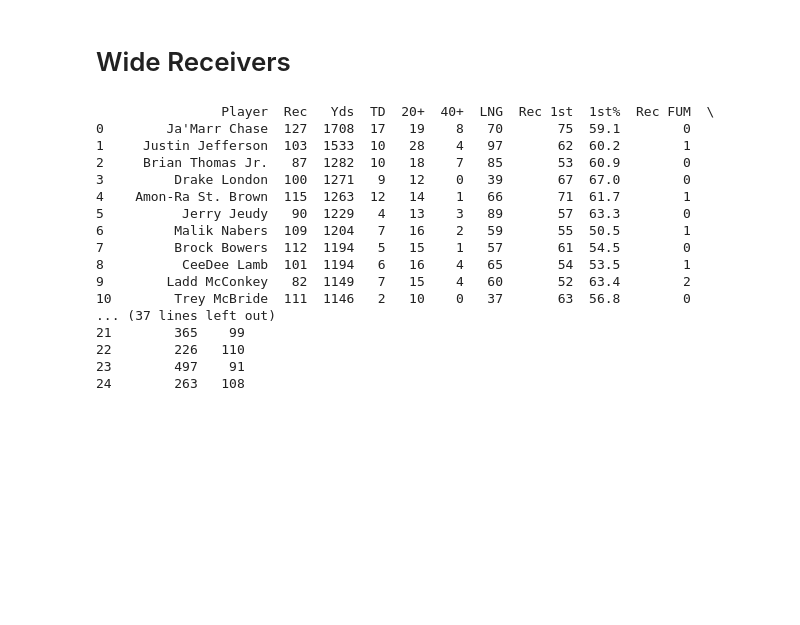
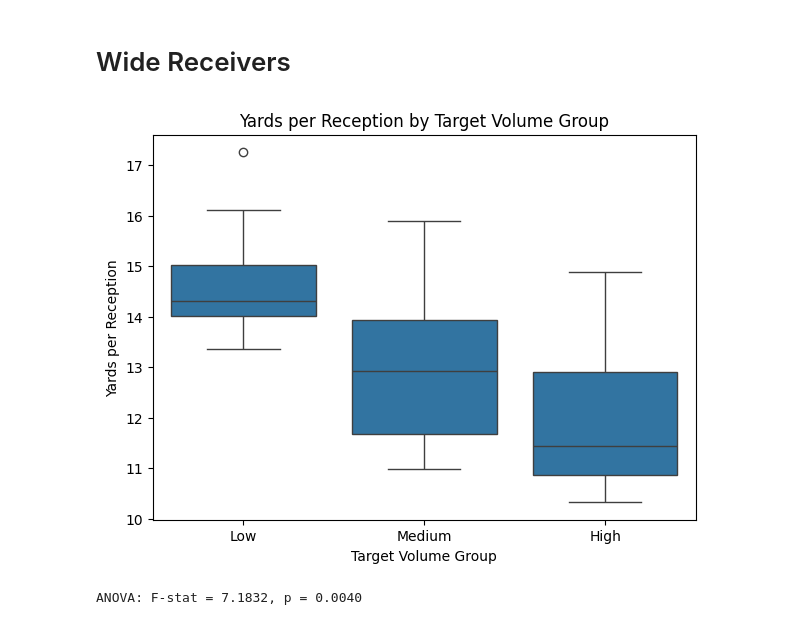
Before and after one commit to johannanguyen/nfl_stats, a Jupyter notebook: nfl_stats.ipynb, the cells around one changed output. Drawn from its saved outputs; the diff is of its cells as text; code cells hidden in the pictures; blank space fills up the shorter version.

```diff
--- a/nfl_stats.ipynb
+++ b/nfl_stats.ipynb
@@ -214,23 +213,42 @@ print(rushing_2024)
 # %% [markdown]
 # Wide Receivers
-# %%
-receiving_2024 = import_table("receiving", "2024")
-print(receiving_2024)
-# %% [output]
-                Player  Rec   Yds  TD  20+  40+  LNG  Rec 1st  1st%  Rec FUM  \
-0        Ja'Marr Chase  127  1708  17   19    8   70       75  59.1        0
-1     Justin Jefferson  103  1533  10   28    4   97       62  60.2        1
-2     Brian Thomas Jr.   87  1282  10   18    7   85       53  60.9        0
-3         Drake London  100  1271   9   12    0   39       67  67.0        0
-4    Amon-Ra St. Brown  115  1263  12   14    1   66       71  61.7        1
-5          Jerry Jeudy   90  1229   4   13    3   89       57  63.3        0
-6         Malik Nabers  109  1204   7   16    2   59       55  50.5        1
-7         Brock Bowers  112  1194   5   15    1   57       61  54.5        0
-8          CeeDee Lamb  101  1194   6   16    4   65       54  53.5        1
-9        Ladd McConkey   82  1149   7   15    4   60       52  63.4        2
-10        Trey McBride  111  1146   2   10    0   37       63  56.8        0
-... (37 lines left out)
-21        365    99
-22        226   110
-23        497    91
-24        263   108
+# %%
+"""
+Do WRs with more targets have different yards per reception?
+
+
+ANOVA
+F-statistic
+  the between-group variance (difference in mean Yds/Rec across target-volume groups) is much larger than the within-group variance
+p-value = 0.0040 - very strong evidence against the null hypothesis Since p < 0.05, we reject the null
+Conclusion
+  Yes, wide receiver efficiency (yards per catch) significantly differs across low-, medium-, and high-target workloads.
+  High-target receivers tend to be less efficient (shorter routes, possession guys), while low-target receivers tend to be more explosive.
+
+"""
+receiving_2024 = import_table("receiving", "2024")
+
+# Add Yards per Reception column
+receiving_2024["YdsPerRec"] = receiving_2024["Yds"] / receiving_2024["Rec"]
+
+# Bin players by target volume (low, medium, high)
+receiving_2024["TargetGroup"] = pd.qcut(receiving_2024["Tgts"], q=3, labels=["Low", "Medium", "High"])
+
+plt.figure(figsize=(7,5))
+sb.boxplot(x="TargetGroup", y="YdsPerRec", data=receiving_2024)
+plt.title("Yards per Reception by Target Volume Group")
+plt.xlabel("Target Volume Group")
+plt.ylabel("Yards per Reception")
+plt.show()
+
+# Split groups
+low = receiving_2024[receiving_2024["TargetGroup"] == "Low"]["YdsPerRec"]
+medium = receiving_2024[receiving_2024["TargetGroup"] == "Medium"]["YdsPerRec"]
+high = receiving_2024[receiving_2024["TargetGroup"] == "High"]["YdsPerRec"]
+
+# One-Way ANOVA
+anova_stat, anova_p = f_oneway(low, medium, high)
+print(f"ANOVA: F-stat = {anova_stat:.4f}, p = {anova_p:.4f}")
+# %% [output]
+[figure, added]
+ANOVA: F-stat = 7.1832, p = 0.0040
```
Also changed, not shown: parts of 3 cells of this notebook.
